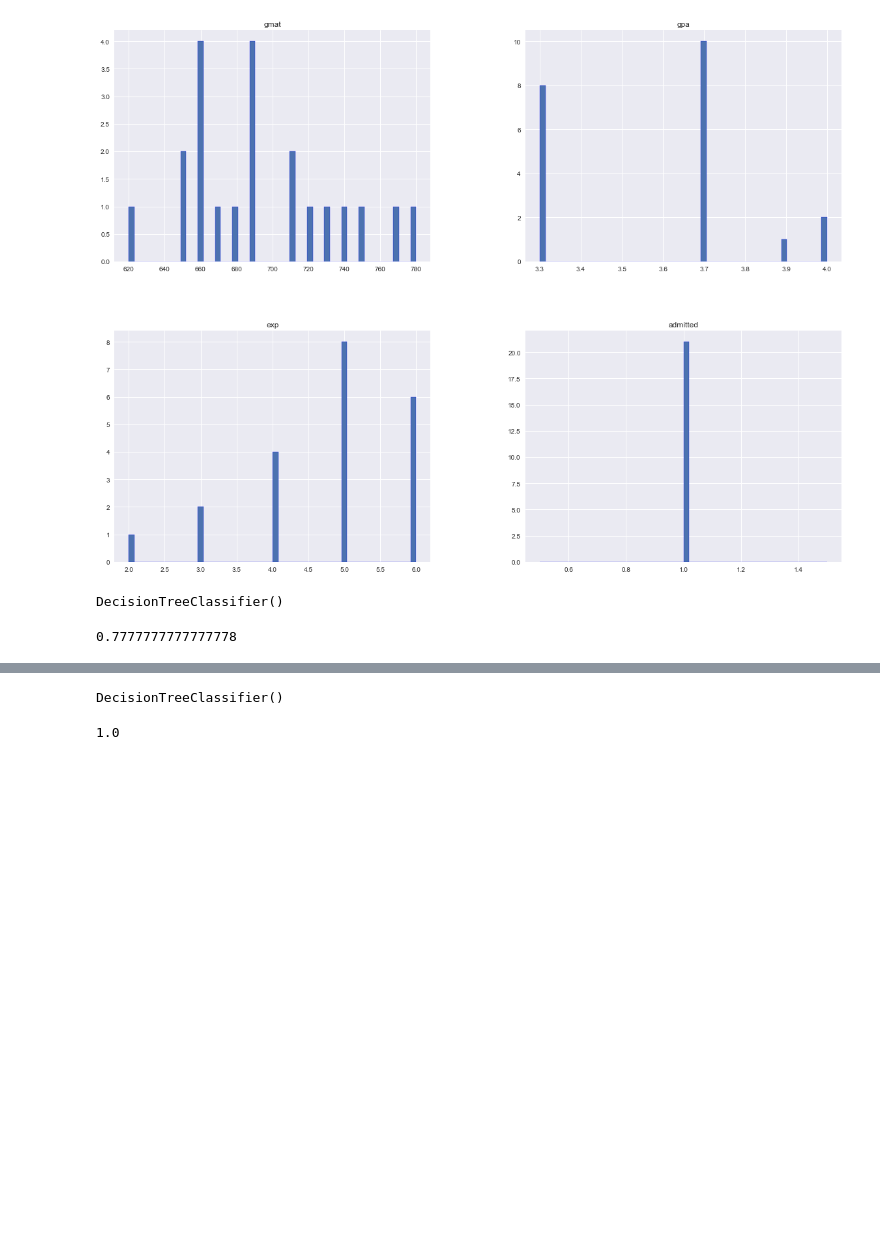
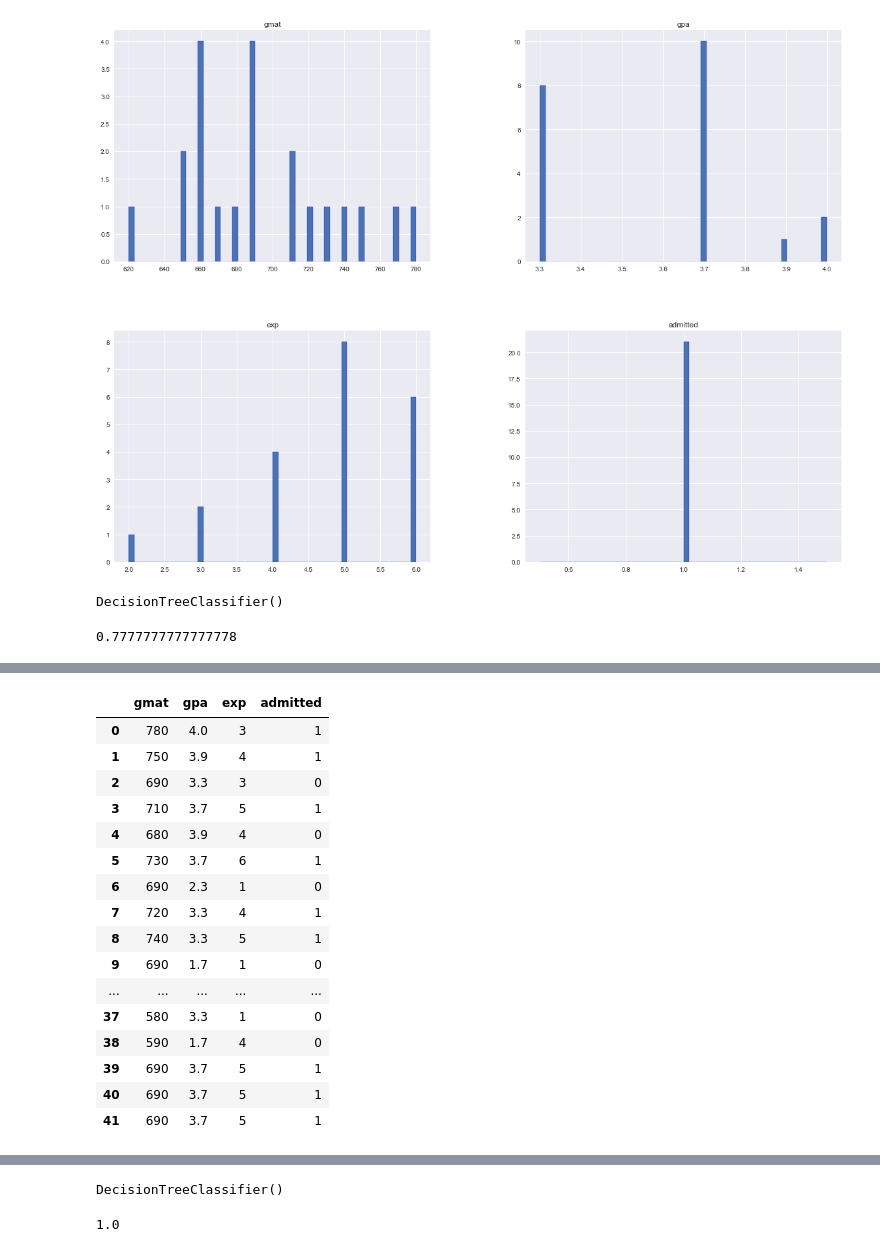
Before and after one commit to AnushaNarayananP/class-lectures-track-1-ml, a Jupyter notebook: Decision tree.ipynb, the cells around one changed output, grey strips where cells are left out. Drawn from its saved outputs; the diff is of its cells as text; code cells hidden in the pictures; blank space fills up the shorter version.

```diff
--- a/Decision tree.ipynb
+++ b/Decision tree.ipynb
@@ -101,3 +101,23 @@ plt.show()
+# %%
+df2
+# %% [output]
+|  | gmat | gpa | exp | admitted |
+| 0 | 780 | 4.0 | 3 | 1 |
+| 1 | 750 | 3.9 | 4 | 1 |
+| 2 | 690 | 3.3 | 3 | 0 |
+| 3 | 710 | 3.7 | 5 | 1 |
+| 4 | 680 | 3.9 | 4 | 0 |
+| 5 | 730 | 3.7 | 6 | 1 |
+| 6 | 690 | 2.3 | 1 | 0 |
+| 7 | 720 | 3.3 | 4 | 1 |
+| 8 | 740 | 3.3 | 5 | 1 |
+| 9 | 690 | 1.7 | 1 | 0 |
+| ... | ... | ... | ... | ... |
+| 37 | 580 | 3.3 | 1 | 0 |
+| 38 | 590 | 1.7 | 4 | 0 |
+| 39 | 690 | 3.7 | 5 | 1 |
+| 40 | 690 | 3.7 | 5 | 1 |
+| 41 | 690 | 3.7 | 5 | 1 |
 # %%
 df2=df.drop(['name','country'],axis=1)
 def remove_pps_outliers(df):
```
Also changed, not shown: parts of 10 cells of this notebook, 1 other file.
